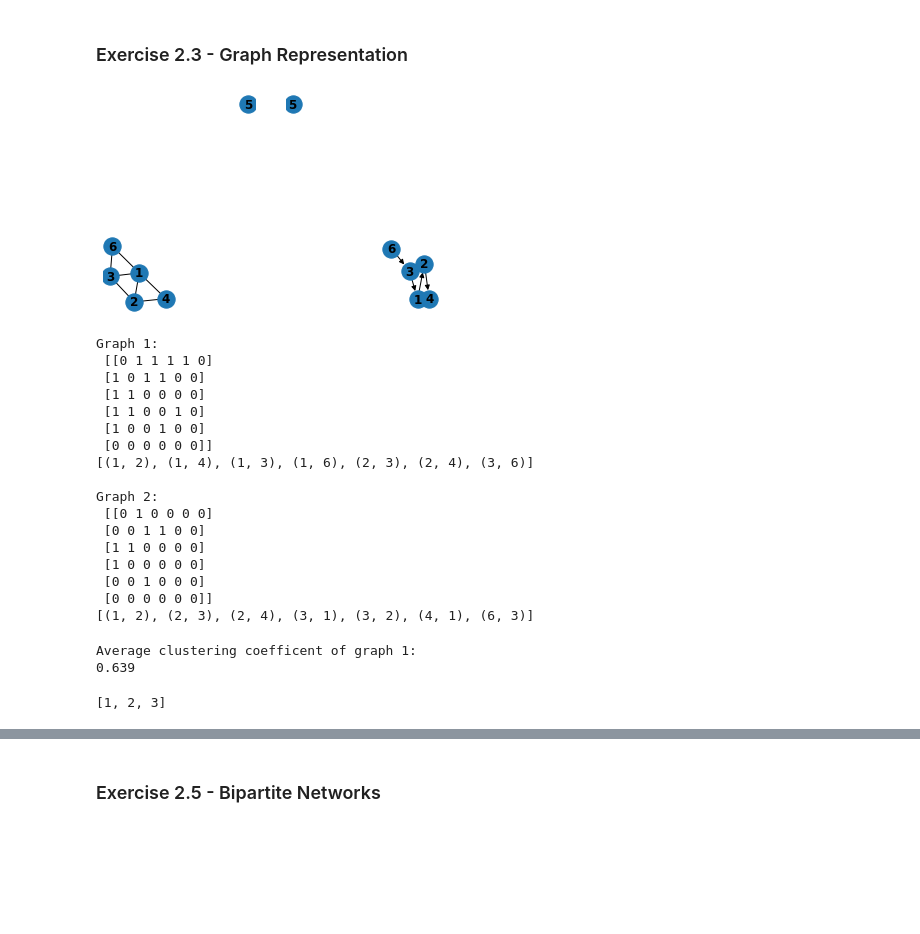
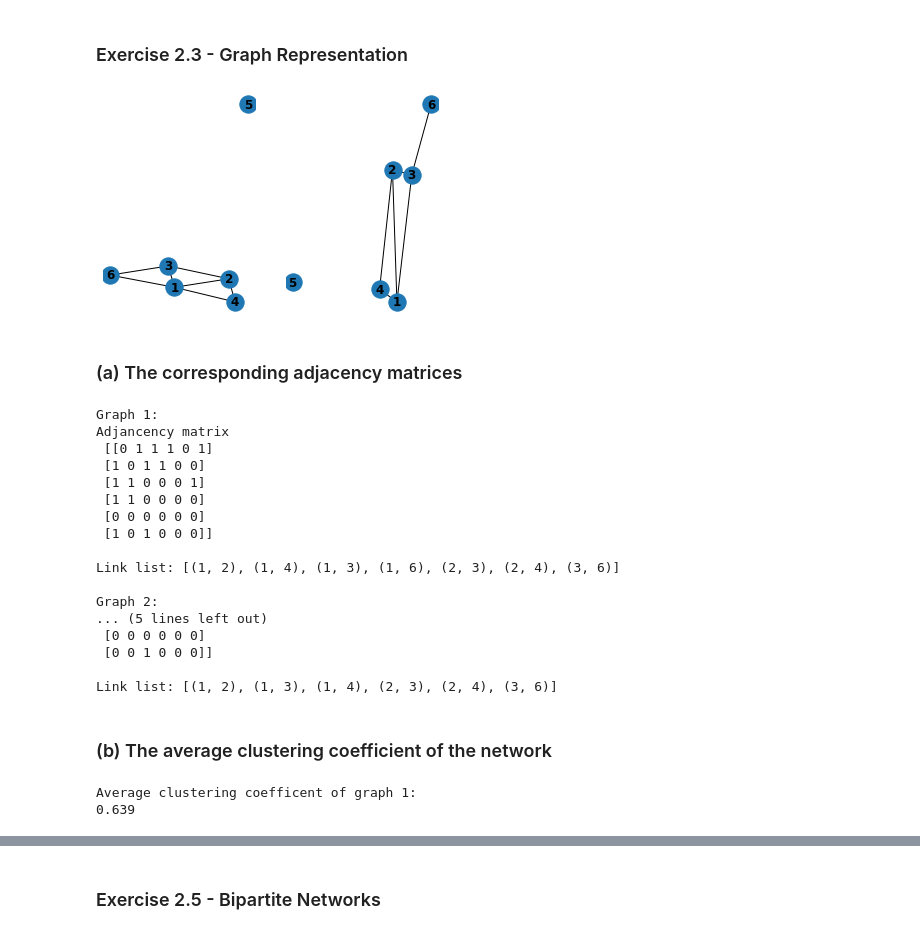
Before and after one commit to almafaz/CSSAssignments, a Jupyter notebook: Assignment1.ipynb, the cells around one changed output, grey strips where cells are left out. Drawn from its saved outputs; the diff is of its cells as text; code cells hidden in the pictures; blank space fills up the shorter version.

```diff
--- a/Assignment1.ipynb
+++ b/Assignment1.ipynb
@@ -193,60 +201,71 @@ image.resize((300,300))
 # %% [markdown]
 ### Exercise 2.3 - Graph Representation
 # %%
-#constructing the graphs
+# Constructing the graphs in Image 2.20
+
+#Constructing the graphs
+G1_unsorted = nx.Graph()
+G1_unsorted.add_edges_from([(1, 2), (1, 4), (1,3), (1,6), (2,3), (2,4), (3,6)])
+G1_unsorted.add_node(5)
+
+#sort nodes
 G1 = nx.Graph()
-G1.add_edges_from([(1, 2), (1, 4), (1,3), (1,6), (2,3), (2,4), (3,6)])
-G1.add_node(5)
+G1.add_nodes_from(sorted(G1_unsorted.nodes(data=True)))
+G1.add_edges_from(G1_unsorted.edges(data=True))
 
-G2 = nx.DiGraph()
-G2.add_edges_from([(1, 2), (2, 3), (2,4), (2,4), (3,1), (3,2), (4,1), (6,3)])
-G2.add_node(5)
+
+G2_unsorted = nx.DiGraph()
+G2_unsorted.add_edges_from([(1, 2), (2, 3), (2,4), (2,4), (3,1), (3,2), (4,1), (6,3)])
+G2_unsorted.add_node(5)
+
+G2 = nx.Graph()
+G2.add_nodes_from(sorted(G2_unsorted.nodes(data=True)))
+G2.add_edges_from(G2_unsorted.edges(data=True))
 
 subax1= plt.subplot(1,2,1)
 nx.draw(G1, with_labels=True, font_weight='bold')
 
 
 subax2=plt.subplot(1,2,2)
 nx.draw(G2, with_labels=True, font_weight='bold')
 plt.show()
 # %% [output]
-[figure, old version]
+[figure, new version]
+# %% [markdown]
+### (a) The corresponding adjacency matrices
 # %%
-#adjacency matrices
+# A1: Undirected graph
 A1 = nx.adjacency_matrix(G1)
-print("Graph 1: \n", A1.todense())
-print(G1.edges(),"\n")
+print("Graph 1: \nAdjancency matrix \n", A1.todense(),"\n")
 
+print("Link list:",G1.edges(),"\n")
+
+# A2: Directed gaph
 A2 = nx.adjacency_matrix(G2)
-print("Graph 2: \n", A2.todense())
-
-print(G2.edges())
+print("Graph 2: \nAdjacency matrix\n", A2.todense(),"\n")
+print("Link list:", G2.edges())
 # %% [output]
 Graph 1:
- [[0 1 1 1 1 0]
+Adjancency matrix
+ [[0 1 1 1 0 1]
  [1 0 1 1 0 0]
+ [1 1 0 0 0 1]
  [1 1 0 0 0 0]
- [1 1 0 0 1 0]
- [1 0 0 1 0 0]
- [0 0 0 0 0 0]]
-[(1, 2), (1, 4), (1, 3), (1, 6), (2, 3), (2, 4), (3, 6)]
+ [0 0 0 0 0 0]
+ [1 0 1 0 0 0]]
+
+Link list: [(1, 2), (1, 4), (1, 3), (1, 6), (2, 3), (2, 4), (3, 6)]
 
 Graph 2:
- [[0 1 0 0 0 0]
- [0 0 1 1 0 0]
- [1 1 0 0 0 0]
- [1 0 0 0 0 0]
- [0 0 1 0 0 0]
- [0 0 0 0 0 0]]
-[(1, 2), (2, 3), (2, 4), (3, 1), (3, 2), (4, 1), (6, 3)]
+... (5 lines left out)
+ [0 0 0 0 0 0]
+ [0 0 1 0 0 0]]
+
+Link list: [(1, 2), (1, 3), (1, 4), (2, 3), (2, 4), (3, 6)]
+# %% [markdown]
+### (b) The average clustering coefficient of the network
 # %%
 print(f"Average clustering coefficent of graph 1:\n{nx.average_clustering(G1):.3}")
 # %% [output]
 Average clustering coefficent of graph 1:
 0.639
-# %%
-for path in nx.all_simple_paths(G2, source=1, target=3, cutoff=3):
-    if len(path)==3:
-        print(path)
-# %% [output]
-[1, 2, 3]
```
Also changed, not shown: parts of 23 cells of this notebook, 2 other files.
